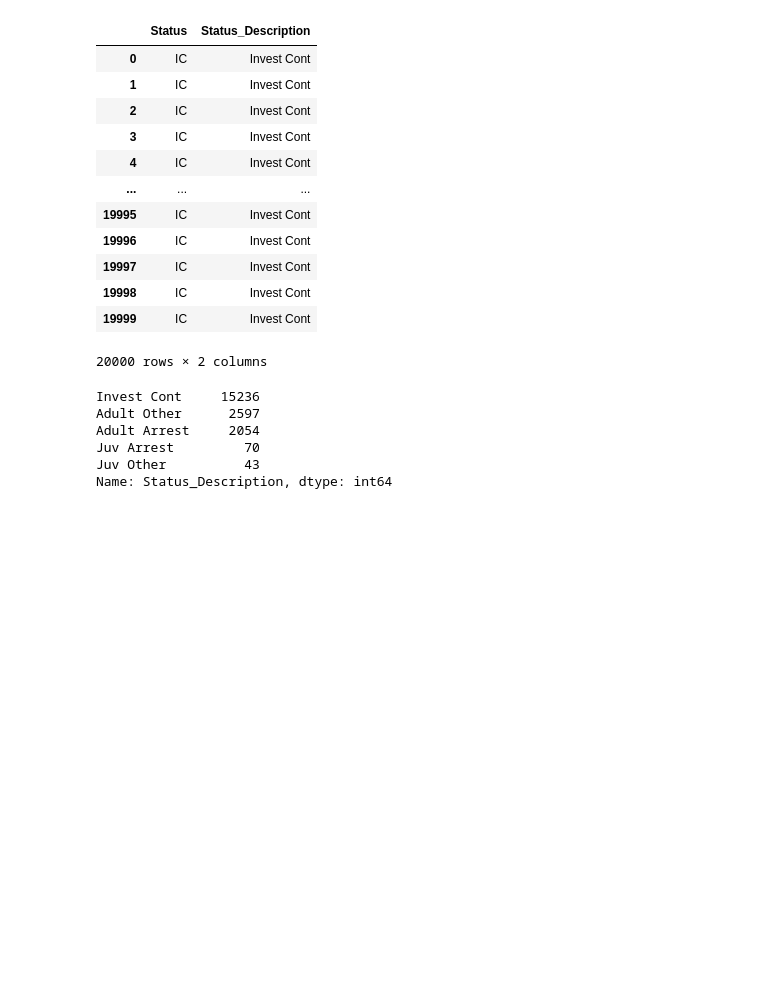
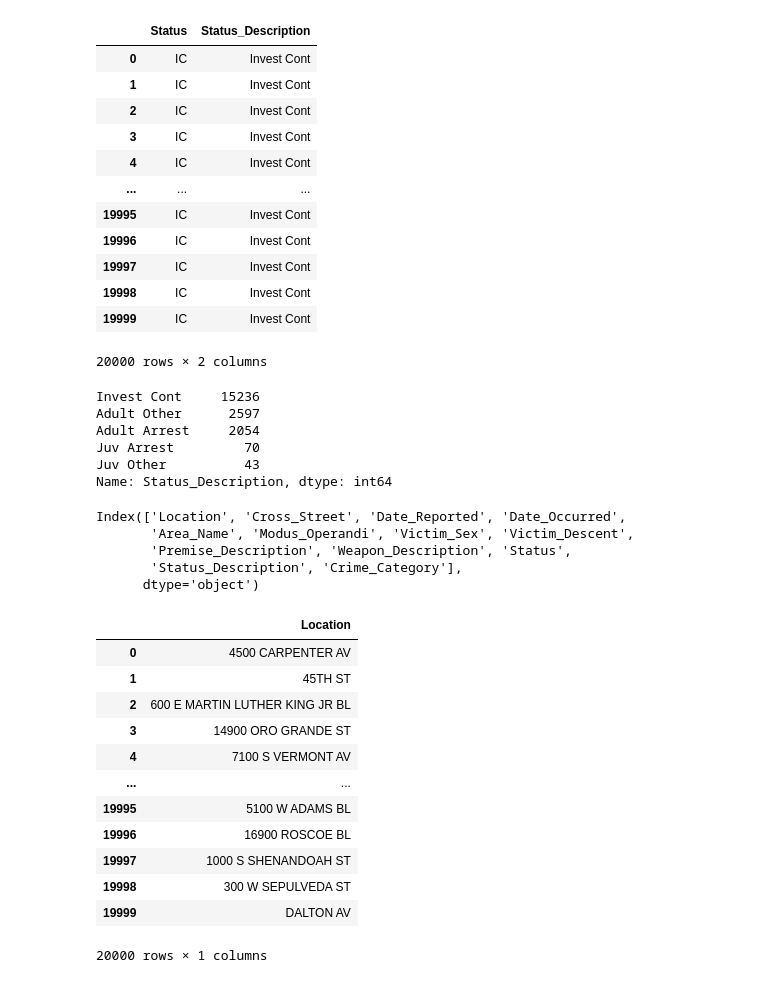
Before and after one commit to sasankjampana8/crime-cast-forecasting-crime-categories, a Jupyter notebook: EDA.ipynb, the cells around one changed output. Cells and saved outputs as stored; diff of their text form; code cells hidden in the pictures; blank space fills up the shorter version.

```diff
--- a/EDA.ipynb
+++ b/EDA.ipynb
@@ -2,8 +2,8 @@
 #Reading the data
 import numpy as np
 import pandas as pd
-train = pd.read_csv("train.csv")
-test = pd.read_csv("test.csv")
+train = pd.read_csv("Data/train.csv")
+test = pd.read_csv("Data/test.csv")
 # %%
 train.shape, test.shape
 # %% [output]
@@ -326,0 +354,24 @@ Name: Status_Description, dtype: int64
+# %%
+object_columns
+# %% [output]
+Index(['Location', 'Cross_Street', 'Date_Reported', 'Date_Occurred',
+       'Area_Name', 'Modus_Operandi', 'Victim_Sex', 'Victim_Descent',
+       'Premise_Description', 'Weapon_Description', 'Status',
+       'Status_Description', 'Crime_Category'],
+      dtype='object')
+# %%
+train[['Location']]
+# %% [output]
+|  | Location |
+| 0 | 4500 CARPENTER AV |
+| 1 | 45TH ST |
+| 2 | 600 E MARTIN LUTHER KING JR BL |
+| 3 | 14900 ORO GRANDE ST |
+| 4 | 7100 S VERMONT AV |
+| ... | ... |
+| 19995 | 5100 W ADAMS BL |
+| 19996 | 16900 ROSCOE BL |
+| 19997 | 1000 S SHENANDOAH ST |
+| 19998 | 300 W SEPULVEDA ST |
+| 19999 | DALTON AV |
+20000 rows × 1 columns
```
Also changed, not shown: parts of 10 cells of this notebook, 3 other files.
